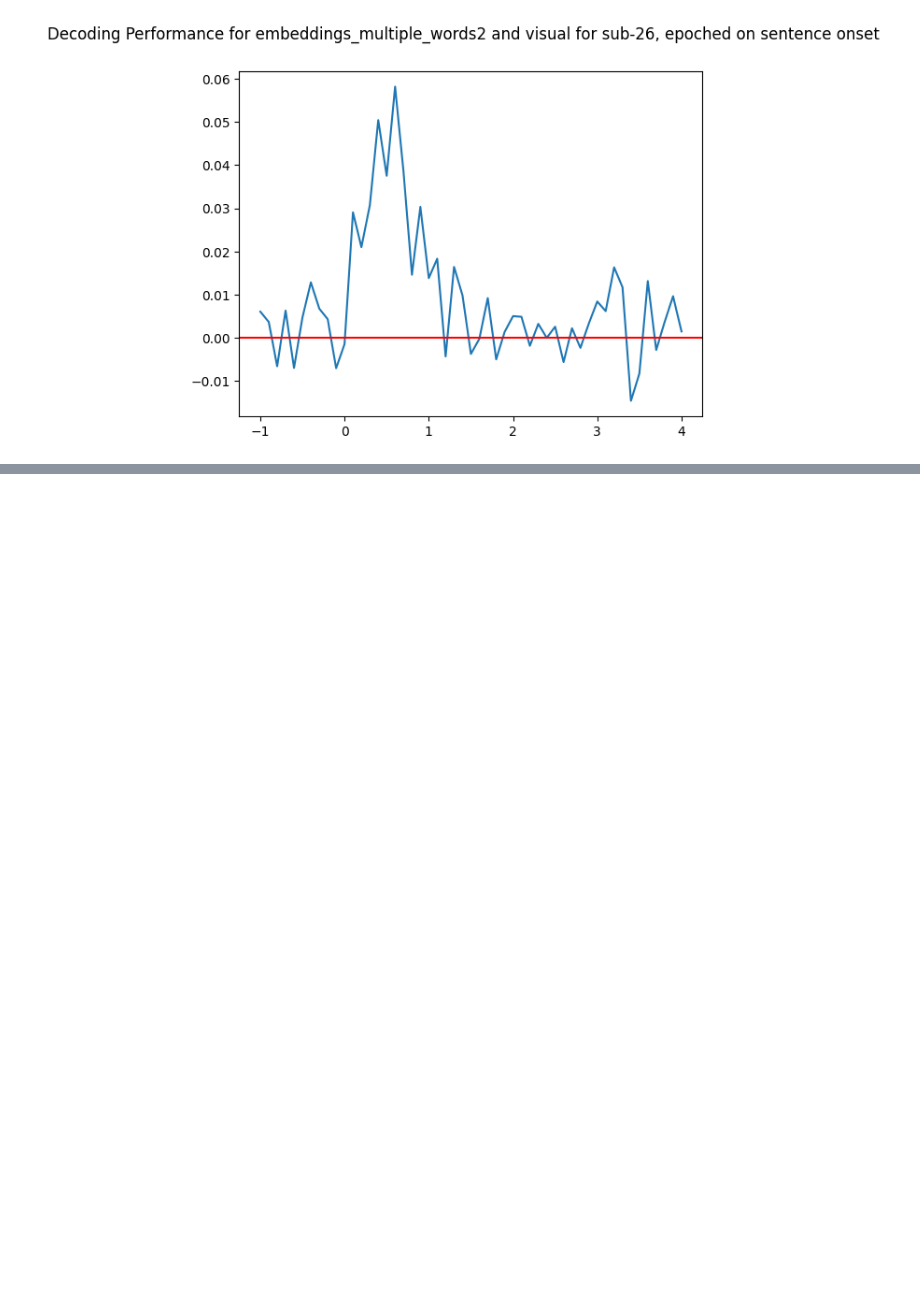
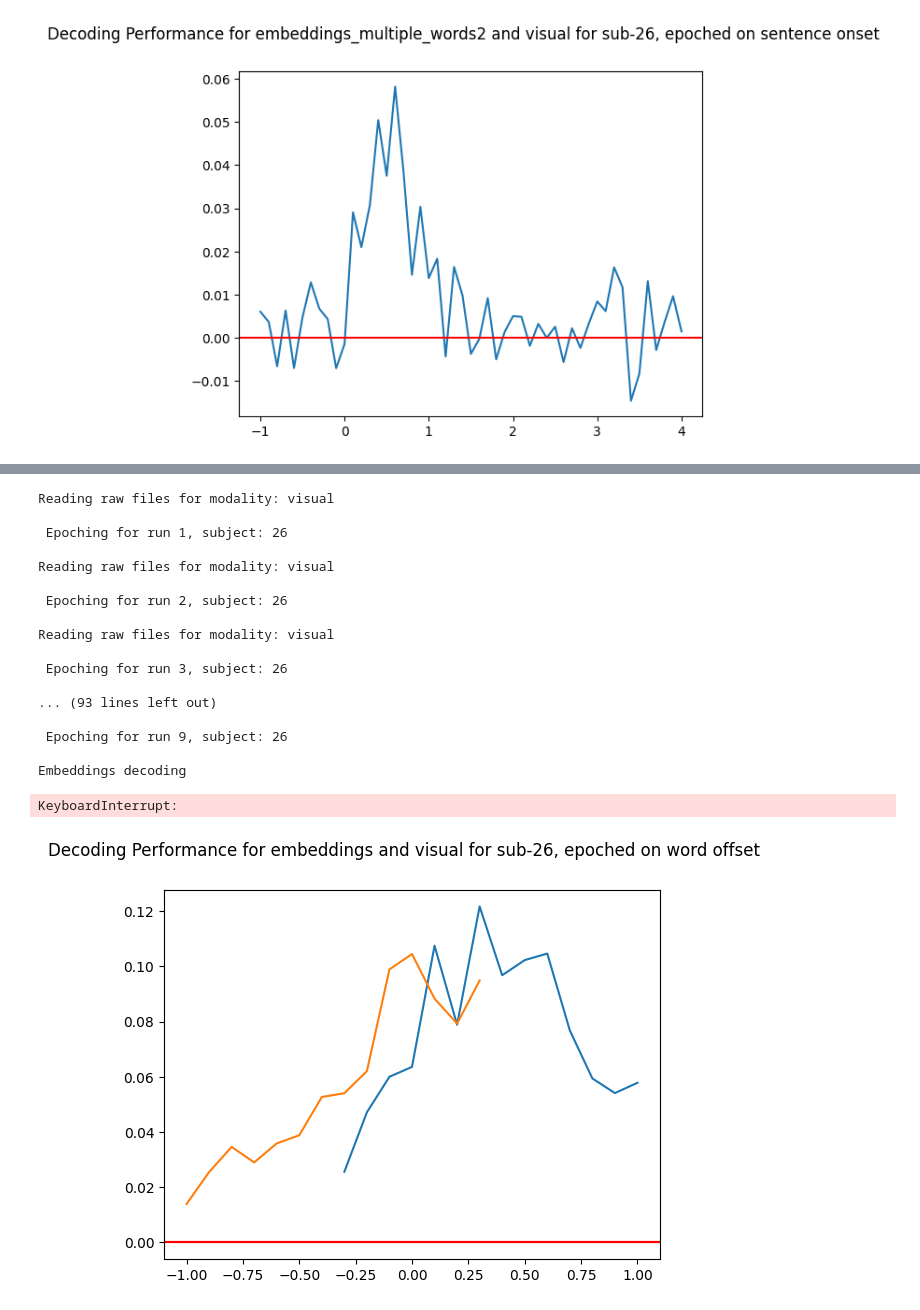
Before and after one commit to BelCorentin/neurospin-petit-prince, a Jupyter notebook: decoding/local_testing/analysis.ipynb, the cells around one changed output, grey strips where cells are left out. Cells and saved outputs as stored; diff of their text form; code cells hidden in the pictures; blank space fills up the shorter version.

```diff
--- a/decoding/local_testing/analysis.ipynb
+++ b/decoding/local_testing/analysis.ipynb
@@ -145,0 +204,30 @@ Embeddings decoding
+# %%
+for level in ('word', 'constituent', 'sentence'):
+    for start in ('onset', 'offset'):
+
+# Only changes from initial:
+        decoding_criterion = 'embeddings'
+
+        scores = analysis_subject(subject, modality, start, level, decoding_criterion, runs=9, write=False)
+
+        unique_plot(subject, level, start, decoding_criterion, modality, from_scores=True, scores=scores)
+# %% [output]
+Reading raw files for modality: visual
+
+ Epoching for run 1, subject: 26
+
+Reading raw files for modality: visual
+
+ Epoching for run 2, subject: 26
+
+Reading raw files for modality: visual
+
+ Epoching for run 3, subject: 26
+
+... (93 lines left out)
+
+ Epoching for run 9, subject: 26
+
+Embeddings decoding
+KeyboardInterrupt:
+[figure, added]
```
Also changed, not shown: parts of 12 cells of this notebook, 1 other file.
